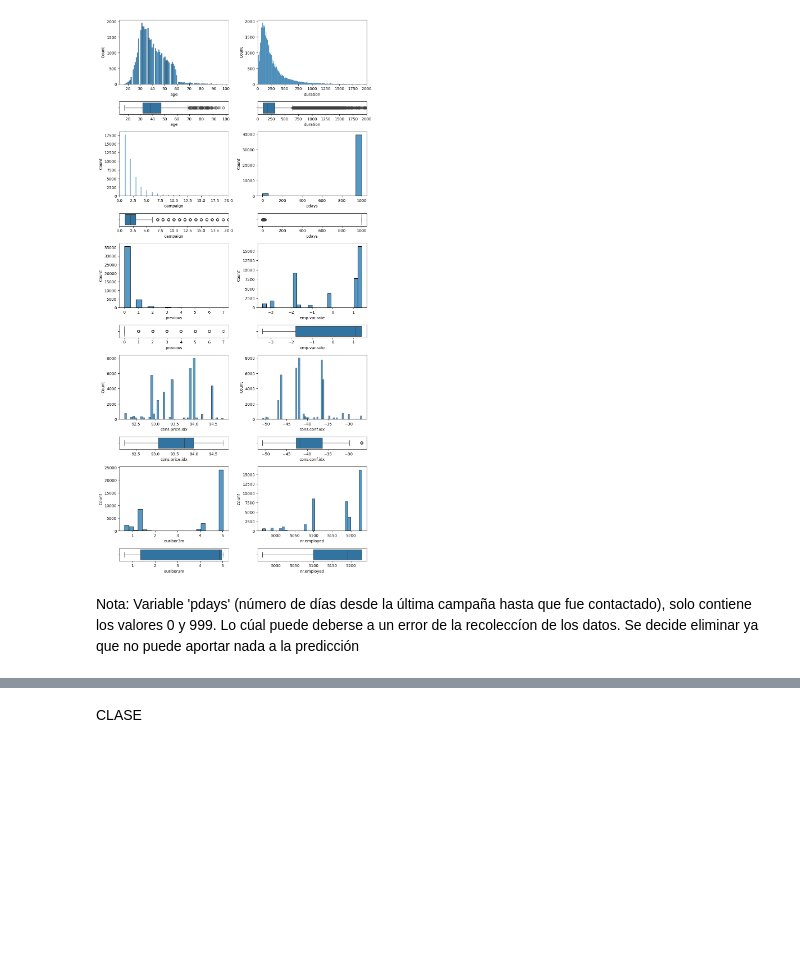
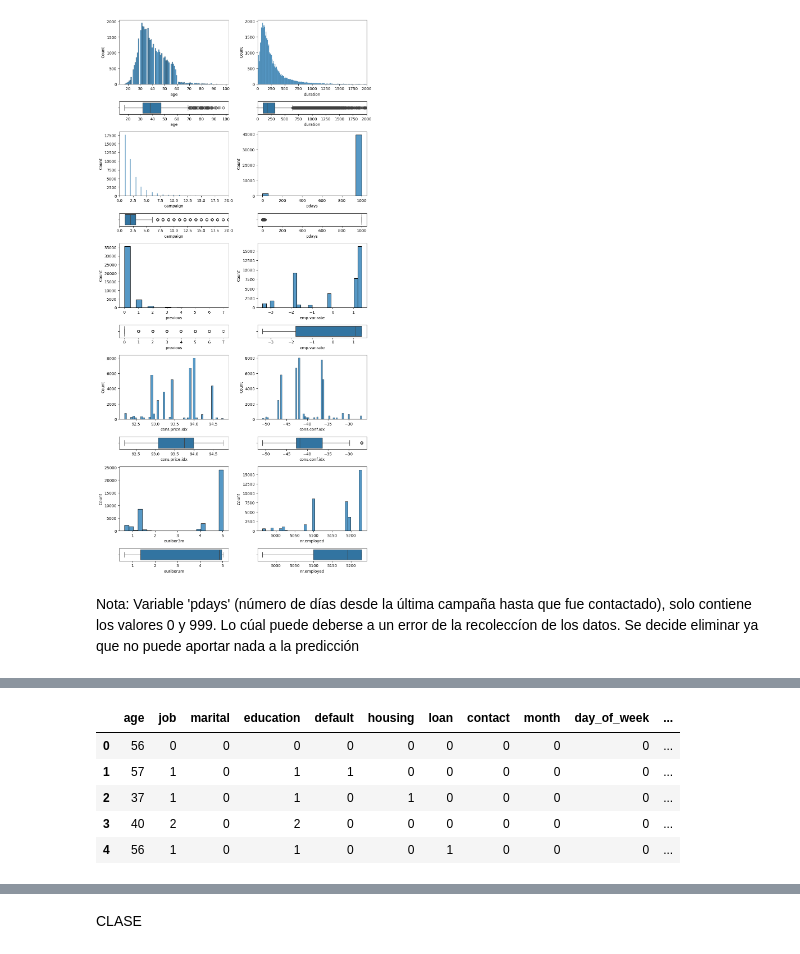
Before and after one commit to LuisCamachoRivero/Mi-Primer-modelo-ML, a Jupyter notebook: src/explore.ipynb, the cells around one changed output, grey strips where cells are left out. Cells and saved outputs as stored; diff of their text form; code cells hidden in the pictures; blank space fills up the shorter version.

```diff
--- a/src/explore.ipynb
+++ b/src/explore.ipynb
@@ -139,0 +215,24 @@ df = df.drop('pdays',axis=1)
+# %%
+# Análisis de Correlaciones
+
+    # Factorización de variables cátegoricas
+
+df['job'] = pd.factorize(df['job'])[0]
+df['marital'] = pd.factorize(df['marital'])[0]
+df['education'] = pd.factorize(df['education'])[0]
+df['default'] = pd.factorize(df['default'])[0]
+df['housing'] = pd.factorize(df['housing'])[0]
+df['loan'] = pd.factorize(df['loan'])[0]
+df['contact'] = pd.factorize(df['contact'])[0]
+df['month'] = pd.factorize(df['month'])[0]
+df['day_of_week'] = pd.factorize(df['day_of_week'])[0]
+df['poutcome'] = pd.factorize(df['poutcome'])[0]
+
+df.head()
+# %% [output]
+|  | age | job | marital | education | default | housing | loan | contact | month | day_of_week | ... |
+| 0 | 56 | 0 | 0 | 0 | 0 | 0 | 0 | 0 | 0 | 0 | ... |
+| 1 | 57 | 1 | 0 | 1 | 1 | 0 | 0 | 0 | 0 | 0 | ... |
+| 2 | 37 | 1 | 0 | 1 | 0 | 1 | 0 | 0 | 0 | 0 | ... |
+| 3 | 40 | 2 | 0 | 2 | 0 | 0 | 0 | 0 | 0 | 0 | ... |
+| 4 | 56 | 1 | 0 | 1 | 0 | 0 | 1 | 0 | 0 | 0 | ... |
```
Also changed, not shown: parts of 7 cells of this notebook.
